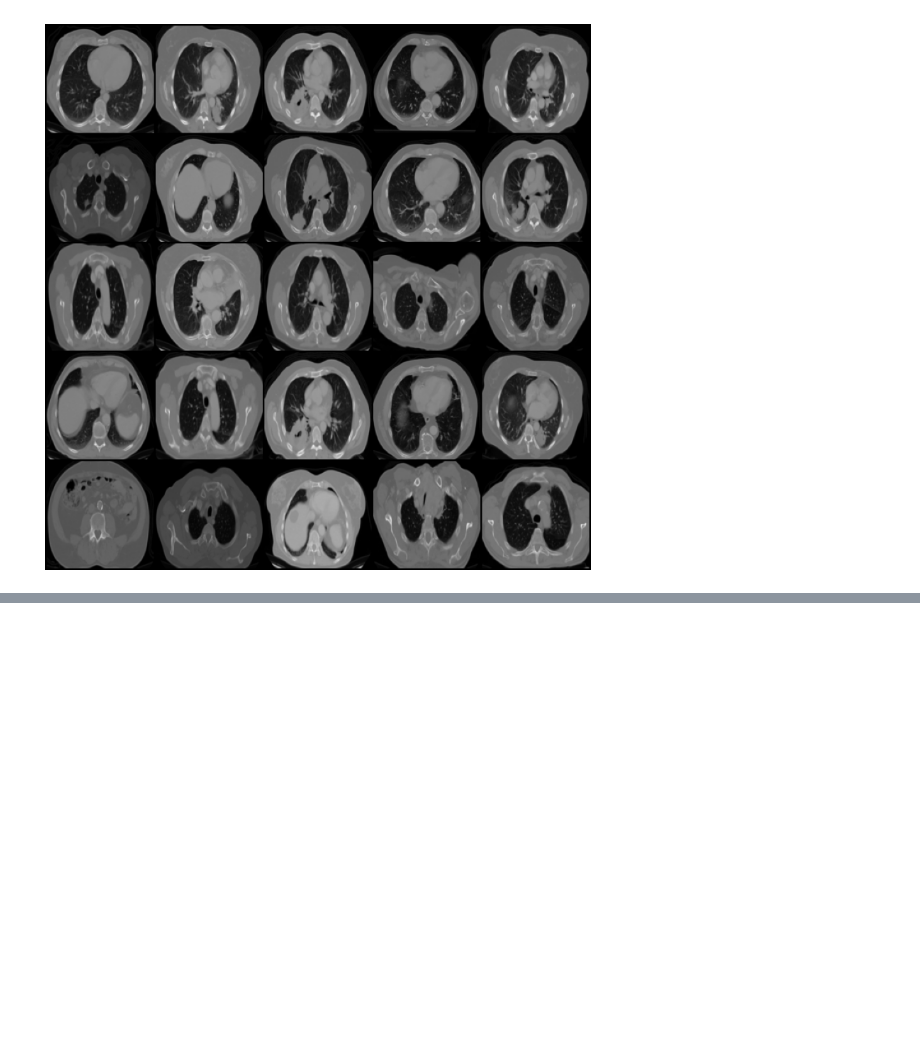
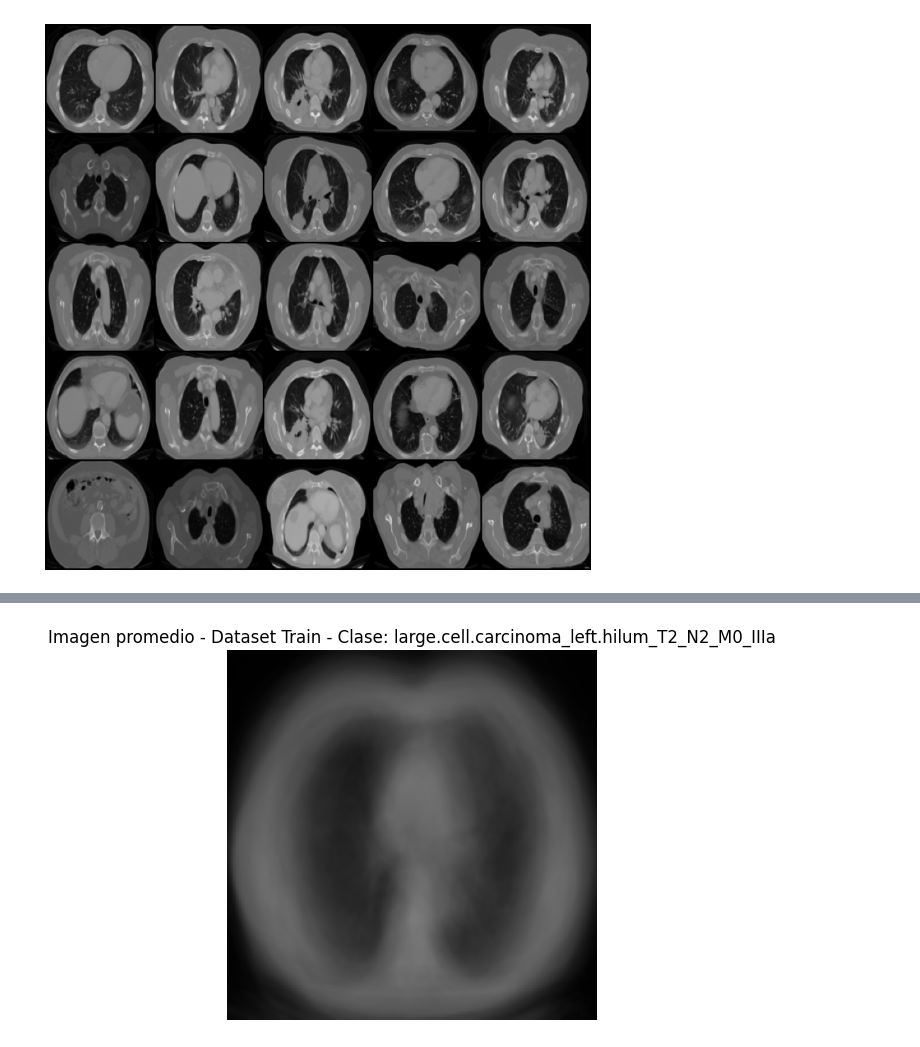
Before and after one commit to gasper-az/vision-computadora-II-trabajo-final, a Jupyter notebook: trabajo-final.ipynb, the cells around one changed output, grey strips where cells are left out. Saved outputs shown, nothing was run; the diff lists cells and outputs as text; code cells hidden in the pictures; blank space fills up the shorter version.

```diff
--- a/trabajo-final.ipynb
+++ b/trabajo-final.ipynb
@@ -411,0 +486,10 @@ show_images_from_loader(dataloader=validation_loader)
+# %%
+train_mean_1 = get_mean_image(dataloader=train_loader, labels_to_show=[1])
+
+# plt.imshow(train_mean_1.squeeze().numpy(), cmap='gray')
+plt.imshow(train_mean_1.permute(1, 2, 0).numpy())
+plt.title(f"Imagen promedio - Dataset Train - Clase: {train_data.classes[1]}")
+plt.axis('off')
+plt.show()
+# %% [output]
+[figure, added]
```
Also changed, not shown: parts of 14 cells of this notebook.
